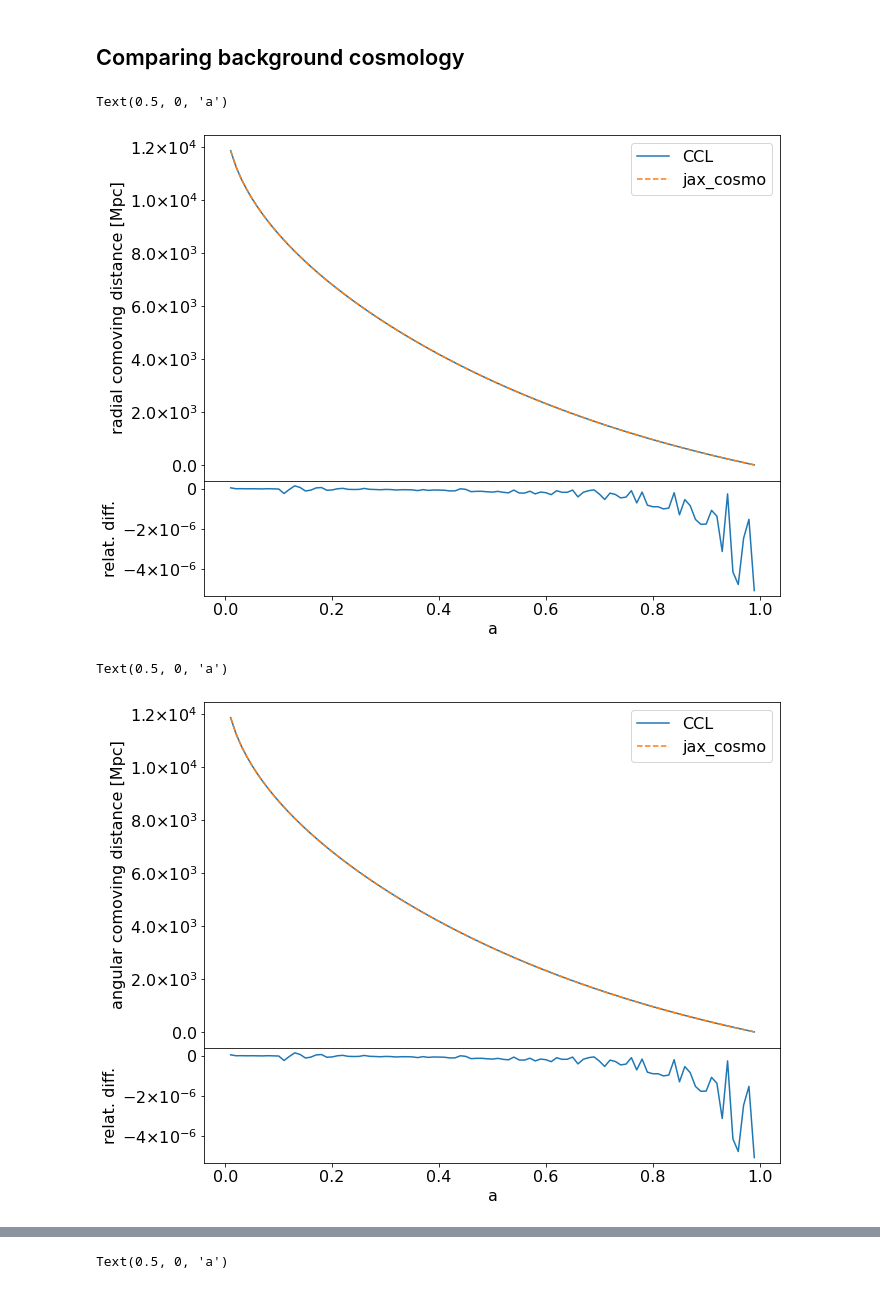
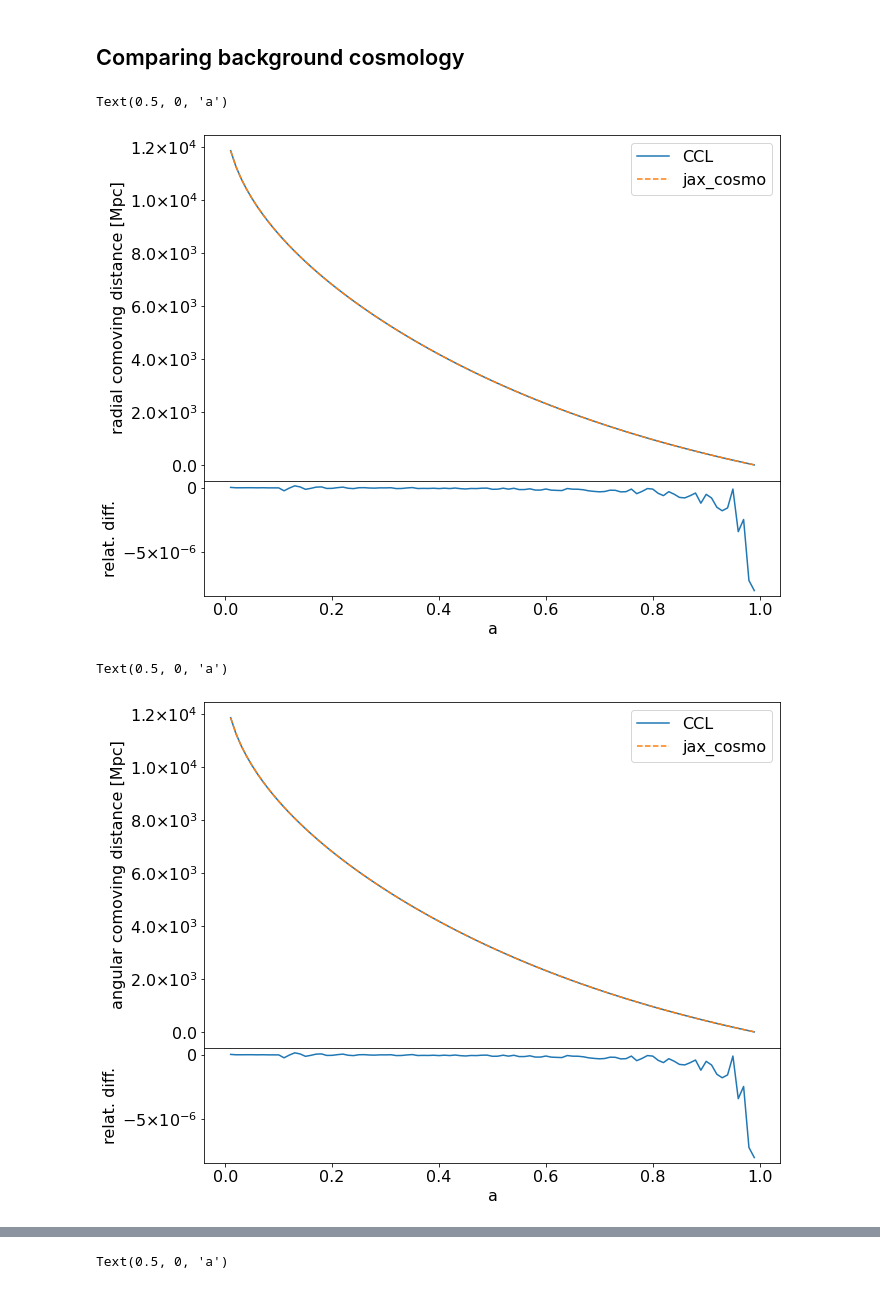
Before and after one commit to DifferentiableUniverseInitiative/jax-cosmo-paper, a Jupyter notebook: notebooks/CCL_comparison.ipynb, the cells around one changed output, grey strips where cells are left out. Cells and saved outputs as stored; diff of their text form; code cells hidden in the pictures.

```diff
--- a/notebooks/CCL_comparison.ipynb
+++ b/notebooks/CCL_comparison.ipynb
@@ -48,11 +48,8 @@ ccl.__version__
 '2.5.1'
 # %%
 # We first define equivalent CCL and jax_cosmo cosmologies
-#cosmo_ccl.cosmo.gsl_params.INTEGRATION_EPSREL = 1e-10
 
-#ccl.spline_params.A_SPLINE_MIN=0.1
-ccl.spline_params.A_SPLINE_NLOG=4*1024
-#ccl.spline_params.A_SPLINE_NA=1024
+ccl.spline_params.A_SPLINE_NLOG=5*1024
 
 cosmo_ccl= ccl.Cosmology(
     Omega_c=0.3, Omega_b=0.05, h=0.7, sigma8 = 0.8, n_s=0.96,
@@ -71,33 +68,32 @@ a = np.linspace(a_min, 1.,100)
 # %%
 # Testing the radial comoving distance
 fig1 = plt.figure(1, figsize=(10,8))
 frame1=fig1.add_axes((.1,.3,.8,.6))
 
 chi_ccl = ccl.comoving_radial_distance(cosmo_ccl, a)
 cosmo_jax._workspace = {}
-chi_jax = background.radial_comoving_distance(cosmo_jax, a, log10_amin=np.log10(a_min),steps=4*1024)/cosmo_jax.h
+chi_jax = background.radial_comoving_distance(cosmo_jax, a, log10_amin=np.log10(a_min),steps=5*1024)/cosmo_jax.h
 
 plt.plot(a, chi_ccl, label='CCL')
 plt.plot(a, chi_jax, '--', label='jax_cosmo')
 plt.legend()
 plt.ylabel('radial comoving distance [Mpc]')
 plt.gca().yaxis.set_major_formatter(MathTextSciFormatter("%1.1e"))
-
-frame1.set_xticklabels([]) #Remove x-tic labels for the first frame
+frame1.set_xticklabels([])
 
 #Residual plot
 frame2=fig1.add_axes((.1,.1,.8,.2))
 difference=(chi_ccl-chi_jax)/chi_ccl
 plt.plot(a,difference)
 
 plt.ylabel(r"relat. diff.");
 plt.ticklabel_format(axis='y', style='sci', scilimits=(0,0))
 plt.gca().yaxis.set_major_formatter(MathTextSciFormatter("%1.e"))
 
 plt.xlabel('a')
 # %% [output]
 Text(0.5, 0, 'a')
-[figure, old version]
+[figure, new version]
 # %%
 # Testing the angular comoving distance
 fig1 = plt.figure(1, figsize=(10,8))
@@ -113,16 +109,15 @@ plt.gca().yaxis.set_major_formatter(MathTextSciFormatter("%1.1e"))
 
 #Residual plot
 frame2=fig1.add_axes((.1,.1,.8,.2))
-difference=(chi_ccl-chi_jax)/chi_ccl #  * 1e2
+difference=(chi_ccl-chi_jax)/chi_ccl
 plt.plot(a,difference)
-#plt.ticklabel_format(axis='y', style='sci', scilimits=(0,0))
 plt.gca().yaxis.set_major_formatter(MathTextSciFormatter("%1.0e"))
 
 plt.ylabel(r"relat. diff.");
 plt.xlabel('a')
 # %% [output]
 Text(0.5, 0, 'a')
-[figure, old version]
+[figure, new version]
 # %%
 # Testing the angular diameter distance
 fig1 = plt.figure(1, figsize=(10,8))
```
Also changed, not shown: parts of 9 cells of this notebook.
